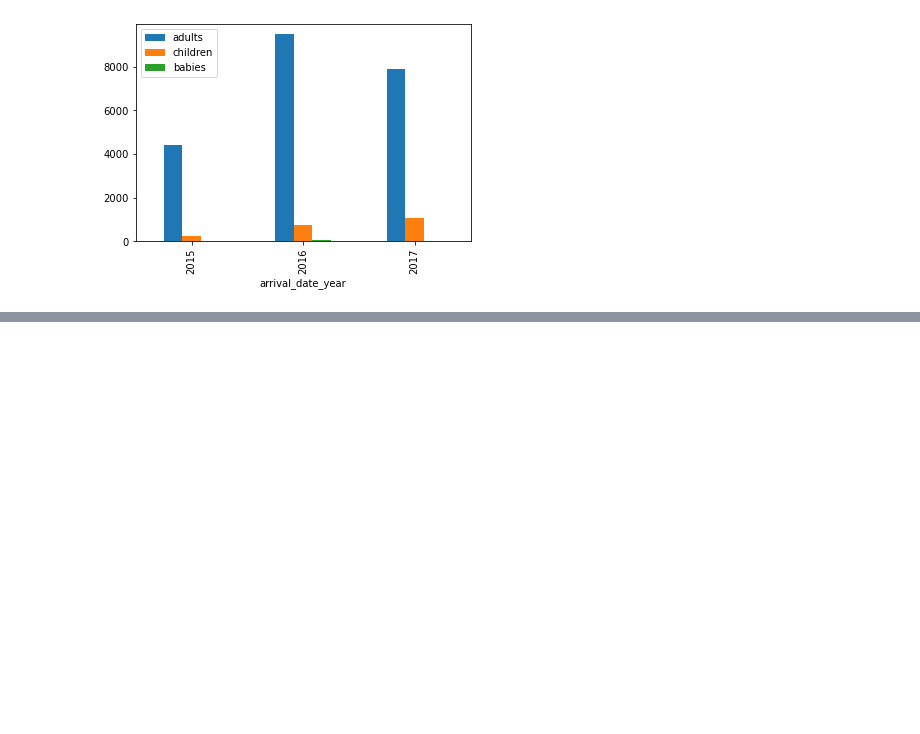
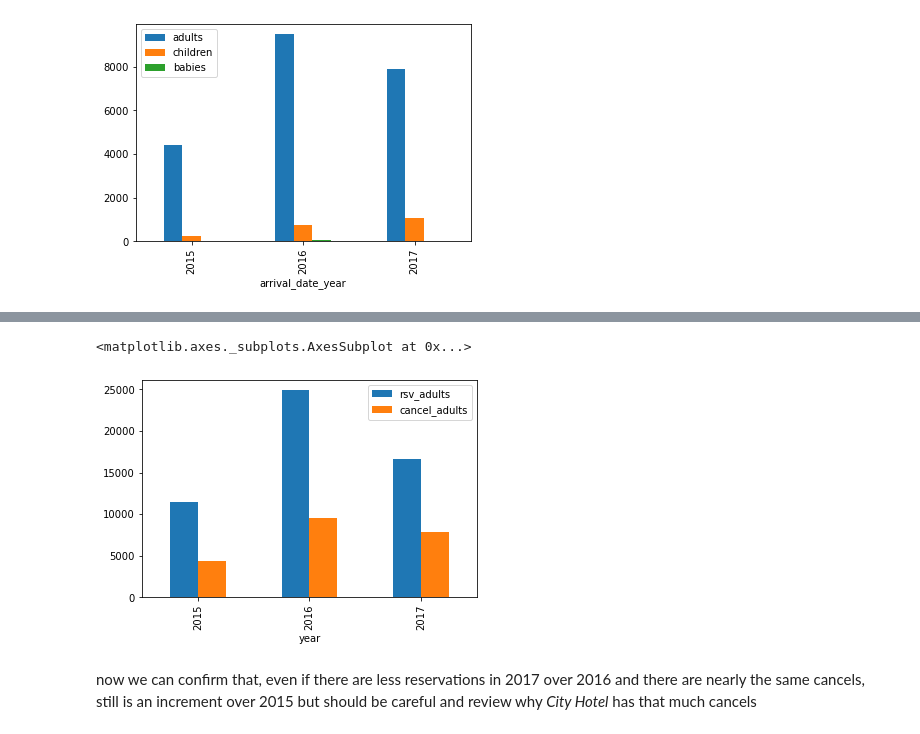
Before and after one commit to Cunillet/hotel_booking, a Jupyter notebook: explore_data.ipynb, the cells around one changed output, grey strips where cells are left out. Cells and saved outputs as stored; diff of their text form; code cells hidden in the pictures; blank space fills up the shorter version.

```diff
--- a/explore_data.ipynb
+++ b/explore_data.ipynb
@@ -165,0 +238,7 @@ cancels_year[cancels_year.hotel=='Resort Hotel'].plot(x='arrival_date_year', y=[
+# %%
+merged_year[merged_year.hotel=='Resort Hotel'].plot(x='year', y=['rsv_adults','cancel_adults'], kind='bar')
+# %% [output]
+<matplotlib.axes._subplots.AxesSubplot at 0x...>
+[figure, added]
+# %% [markdown]
+now we can confirm that, even if there are less reservations in 2017 over 2016 and there are nearly the same cancels, still is an increment over 2015 but should be careful and review why *City Hotel* has that much cancels
```
Also changed, not shown: parts of 9 cells of this notebook.
